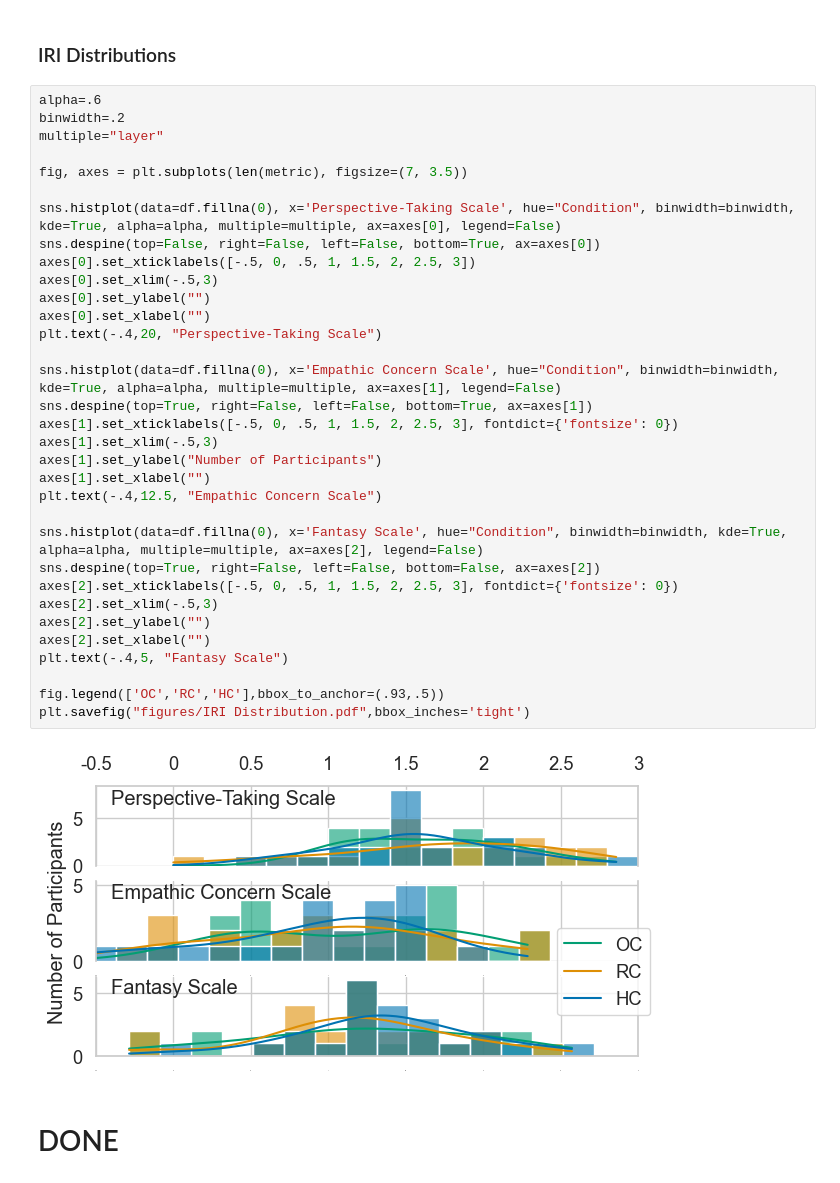
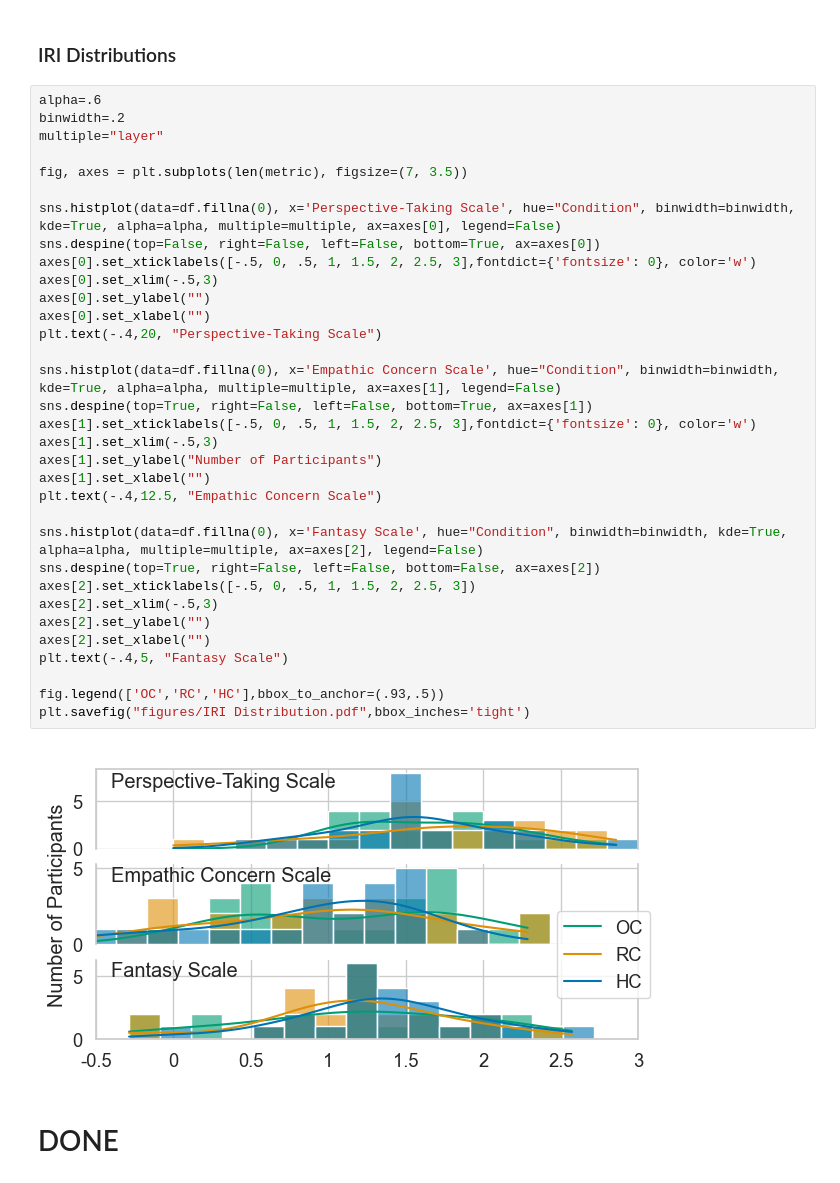
Before and after one commit to Joao-Tiago-Almeida/HRI2023---Conference-Paper, a Jupyter notebook: main.ipynb, the cells around one changed output. Cells and saved outputs as stored; diff of their text form.

```diff
--- a/main.ipynb
+++ b/main.ipynb
@@ -787,37 +787,37 @@ OC vs RC: 2.00109e-02
 alpha=.6
 binwidth=.2
 multiple="layer"
 
 fig, axes = plt.subplots(len(metric), figsize=(7, 3.5))
 
 sns.histplot(data=df.fillna(0), x='Perspective-Taking Scale', hue="Condition", binwidth=binwidth, kde=True, alpha=alpha, multiple=multiple, ax=axes[0], legend=False)
 sns.despine(top=False, right=False, left=False, bottom=True, ax=axes[0])
-axes[0].set_xticklabels([-.5, 0, .5, 1, 1.5, 2, 2.5, 3])
+axes[0].set_xticklabels([-.5, 0, .5, 1, 1.5, 2, 2.5, 3],fontdict={'fontsize': 0}, color='w')
 axes[0].set_xlim(-.5,3)
 axes[0].set_ylabel("")
 axes[0].set_xlabel("")
 plt.text(-.4,20, "Perspective-Taking Scale")
 
 sns.histplot(data=df.fillna(0), x='Empathic Concern Scale', hue="Condition", binwidth=binwidth, kde=True, alpha=alpha, multiple=multiple, ax=axes[1], legend=False)
 sns.despine(top=True, right=False, left=False, bottom=True, ax=axes[1])
-axes[1].set_xticklabels([-.5, 0, .5, 1, 1.5, 2, 2.5, 3], fontdict={'fontsize': 0})
+axes[1].set_xticklabels([-.5, 0, .5, 1, 1.5, 2, 2.5, 3],fontdict={'fontsize': 0}, color='w')
 axes[1].set_xlim(-.5,3)
 axes[1].set_ylabel("Number of Participants")
 axes[1].set_xlabel("")
 plt.text(-.4,12.5, "Empathic Concern Scale")
 
 sns.histplot(data=df.fillna(0), x='Fantasy Scale', hue="Condition", binwidth=binwidth, kde=True, alpha=alpha, multiple=multiple, ax=axes[2], legend=False)
 sns.despine(top=True, right=False, left=False, bottom=False, ax=axes[2])
-axes[2].set_xticklabels([-.5, 0, .5, 1, 1.5, 2, 2.5, 3], fontdict={'fontsize': 0})
+axes[2].set_xticklabels([-.5, 0, .5, 1, 1.5, 2, 2.5, 3])
 axes[2].set_xlim(-.5,3)
 axes[2].set_ylabel("")
 axes[2].set_xlabel("")
 plt.text(-.4,5, "Fantasy Scale")
 
 fig.legend(['OC','RC','HC'],bbox_to_anchor=(.93,.5))
 plt.savefig("figures/IRI Distribution.pdf",bbox_inches='tight')
 # %% [output]
-[figure, old version]
+[figure, new version]
 # %% [markdown]
 # DONE
 # %%
```
Also changed, not shown: 1 other file.
